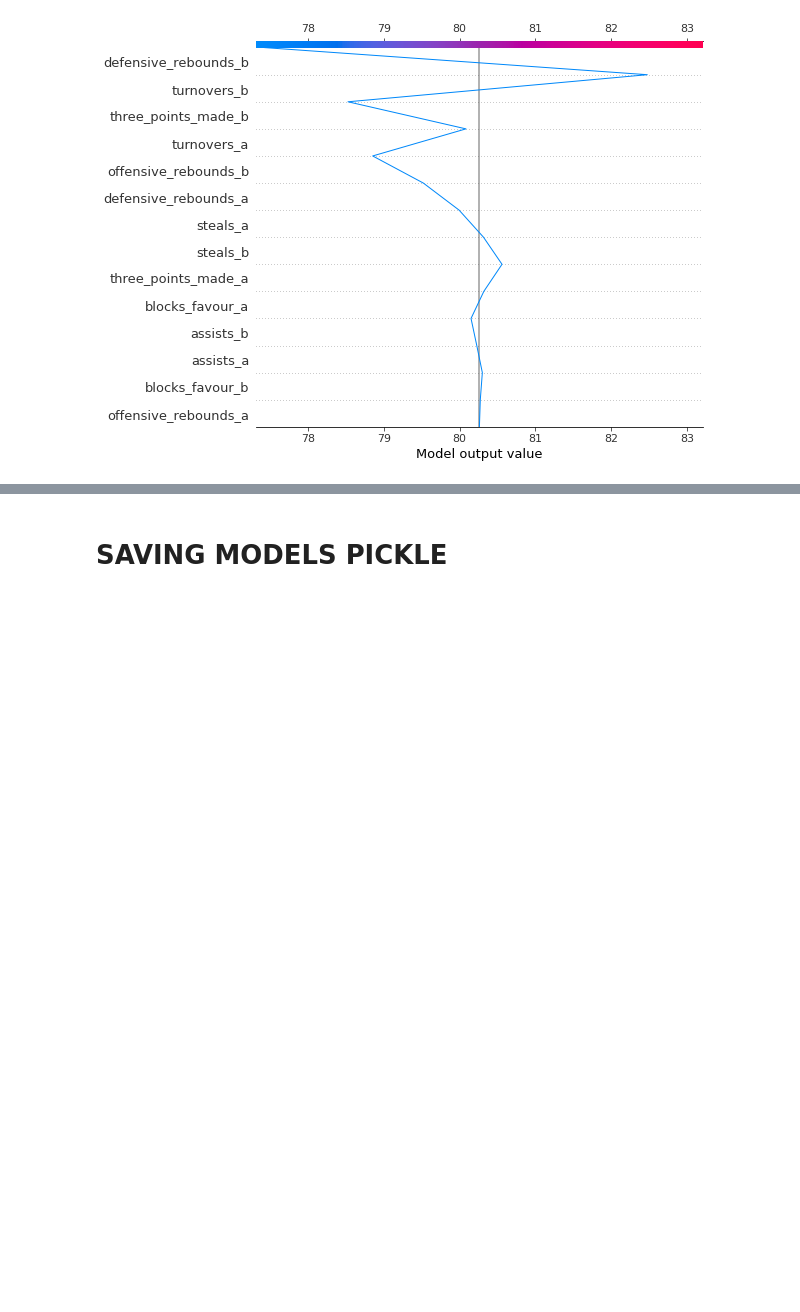
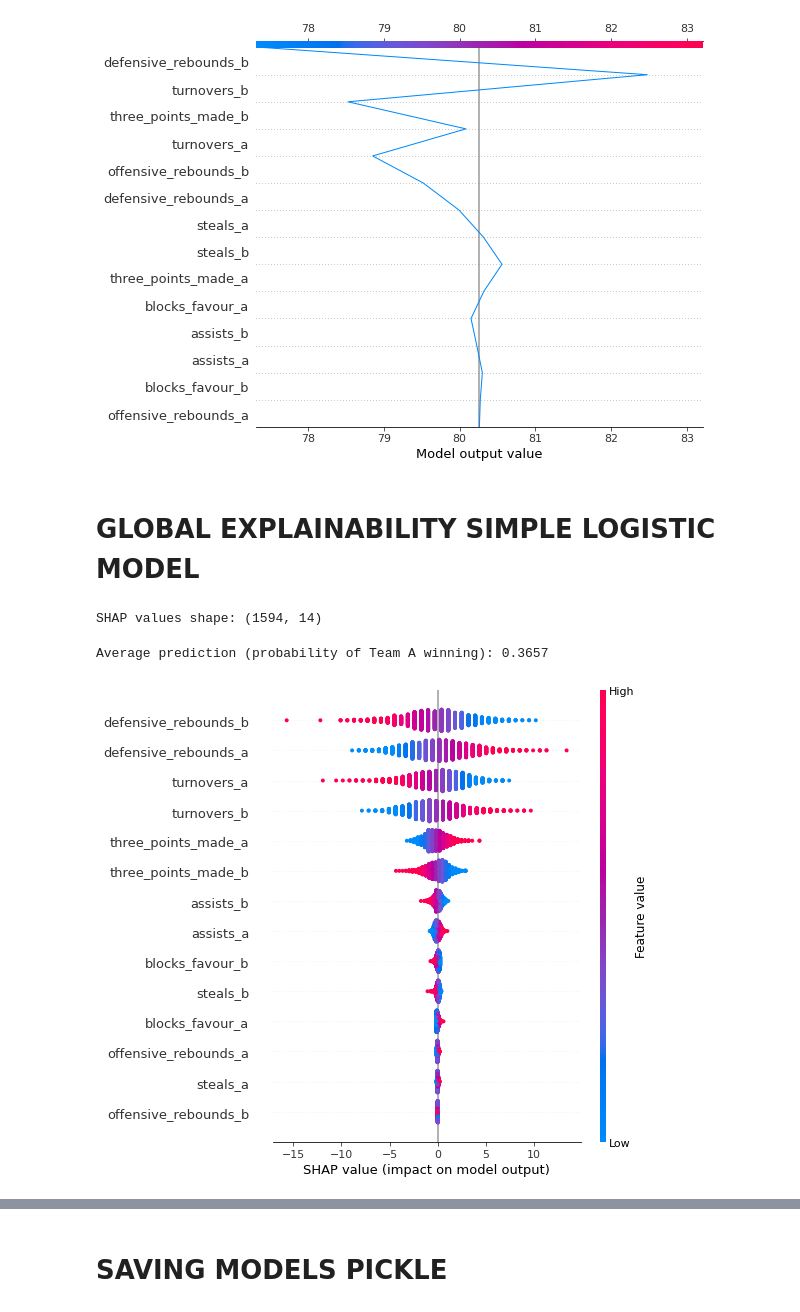
Before and after one commit to raulfu/analitica_visual, a Jupyter notebook: EDA_predictive_models.ipynb, the cells around one changed output, grey strips where cells are left out. Saved outputs shown, nothing was run; the diff lists cells and outputs as text; code cells hidden in the pictures; blank space fills up the shorter version.

Commit message:
explainability terminado

```diff
--- a/EDA_predictive_models.ipynb
+++ b/EDA_predictive_models.ipynb
@@ -1068,13 +1068,13 @@ X = merged_df_team_stats_each_game_all_games[features]
 y = merged_df_team_stats_each_game_all_games[target]
 
 # Step 3.3: Train-test split
-X_train, X_test, y_train, y_test = train_test_split(X, y, test_size=0.2, random_state=42)
+X_train_all, X_test_all, y_train_all, y_test_all = train_test_split(X, y, test_size=0.2, random_state=42)
 
 
-print("Length of X_train:", len(X_train))
-print("Length of X_test:", len(X_test))
-print("Length of y_train:", len(y_train))
-print("Length of y_test:", len(y_test))
+print("Length of X_train:", len(X_train_all))
+print("Length of X_test:", len(X_test_all))
+print("Length of y_train:", len(y_train_all))
+print("Length of y_test:", len(y_test_all))
 # %% [output]
 Length of X_train: 6373
 Length of X_test: 1594
@@ -1083,13 +1083,13 @@ Length of y_test: 1594
 # %%
 # Logistic Regression
 logistic_model = LogisticRegression(random_state=42)
-logistic_model.fit(X_train, y_train)
-logistic_preds = logistic_model.predict(X_test)
+logistic_model.fit(X_train_all, y_train_all)
+logistic_preds = logistic_model.predict(X_test_all)
 
 print("Logistic Regression Performance:")
-print(classification_report(y_test, logistic_preds))
-print("Accuracy:", accuracy_score(y_test, logistic_preds))
-print("MSE:", mean_squared_error(y_test, logistic_preds))
+print(classification_report(y_test_all, logistic_preds))
+print("Accuracy:", accuracy_score(y_test_all, logistic_preds))
+print("MSE:", mean_squared_error(y_test_all, logistic_preds))
 # %% [output]
 Logistic Regression Performance:
               precision    recall  f1-score   support
@@ -1106,13 +1106,13 @@ MSE: 0.08845671267252196
 # %%
 # Random Forest Classifier
 rf_model = RandomForestClassifier(random_state=42)
-rf_model.fit(X_train, y_train)
-rf_preds = rf_model.predict(X_test)
+rf_model.fit(X_train_all, y_train_all)
+rf_preds = rf_model.predict(X_test_all)
 
 print("\nRandom Forest Performance:")
-print(classification_report(y_test, rf_preds))
-print("Accuracy:", accuracy_score(y_test, rf_preds))
-print("MSE:", mean_squared_error(y_test, rf_preds))
+print(classification_report(y_test_all, rf_preds))
+print("Accuracy:", accuracy_score(y_test_all, rf_preds))
+print("MSE:", mean_squared_error(y_test_all, rf_preds))
 # %% [output]
 Random Forest Performance:
               precision    recall  f1-score   support
@@ -1471,3 +1469,28 @@ shap.plots.waterfall(shap_values_points_b_sample[0])
 shap.decision_plot(explainer_points_b.expected_value, shap_values_points_b_sample.values[0], feature_names=list(X_test.columns), show=True)
 # %% [output]
 [figure]
+# %% [markdown]
+# GLOBAL EXPLAINABILITY SIMPLE LOGISTIC MODEL
+# %%
+# SHAP Explainer for Logistic Regression model
+explainer = shap.Explainer(logistic_model, X_train_all)
+shap_values = explainer(X_test_all)
+
+# Print the shape of SHAP values
+print(f"SHAP values shape: {np.array(shap_values.values).shape}")
+# %% [output]
+SHAP values shape: (1594, 14)
+# %%
+# Get the probabilities for class 1 (team A wins)
+predicted_probabilities = logistic_model.predict_proba(X_test_all)[:, 1]
+
+# Compute the average prediction
+average_prediction = np.mean(predicted_probabilities)
+
+print(f"Average prediction (probability of Team A winning): {average_prediction:.4f}")
+# %% [output]
+Average prediction (probability of Team A winning): 0.3657
+# %%
+shap.summary_plot(shap_values, X_test_all, show=False)
+# %% [output]
+[figure, added]
```
Also changed, not shown: parts of 8 cells of this notebook, 9 other files.
